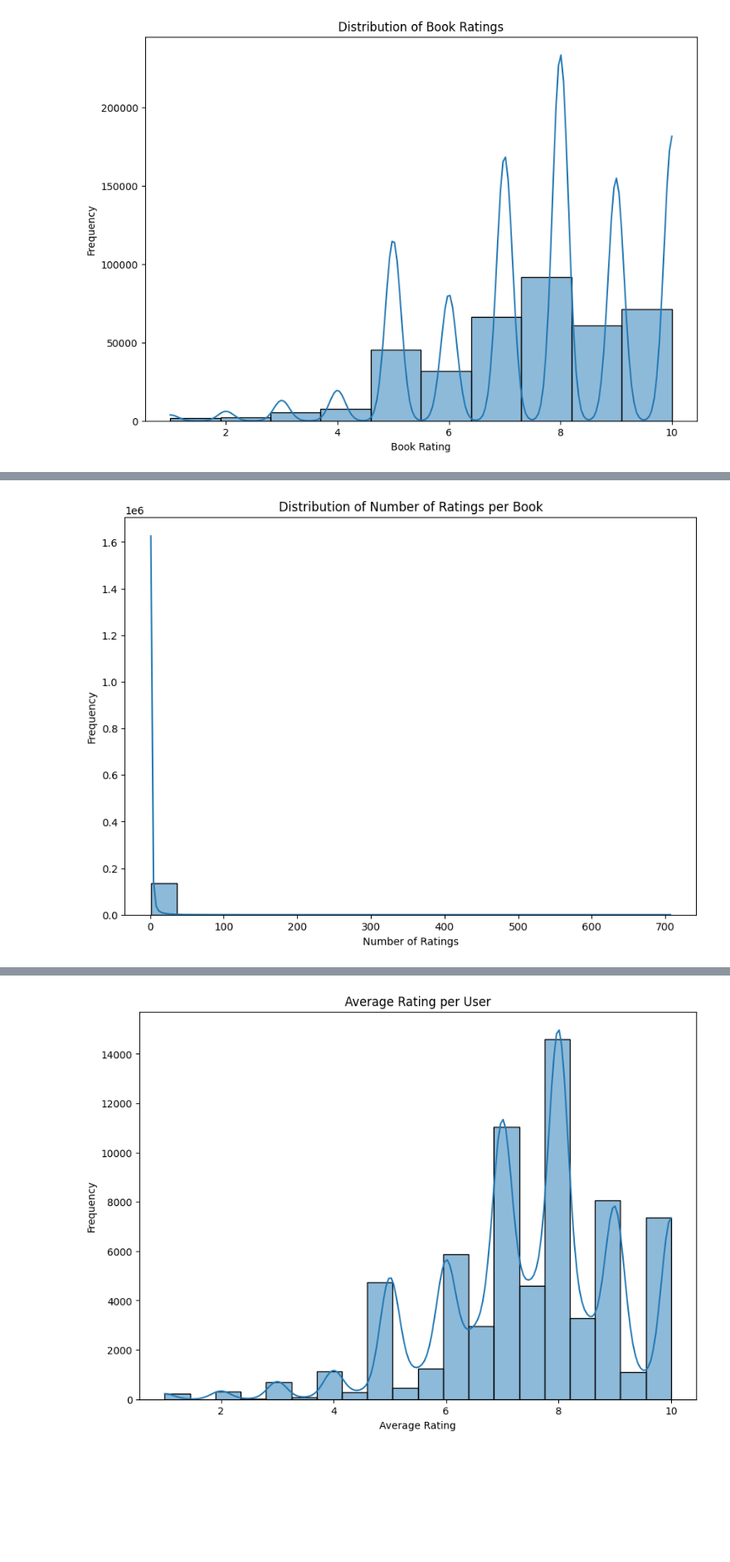
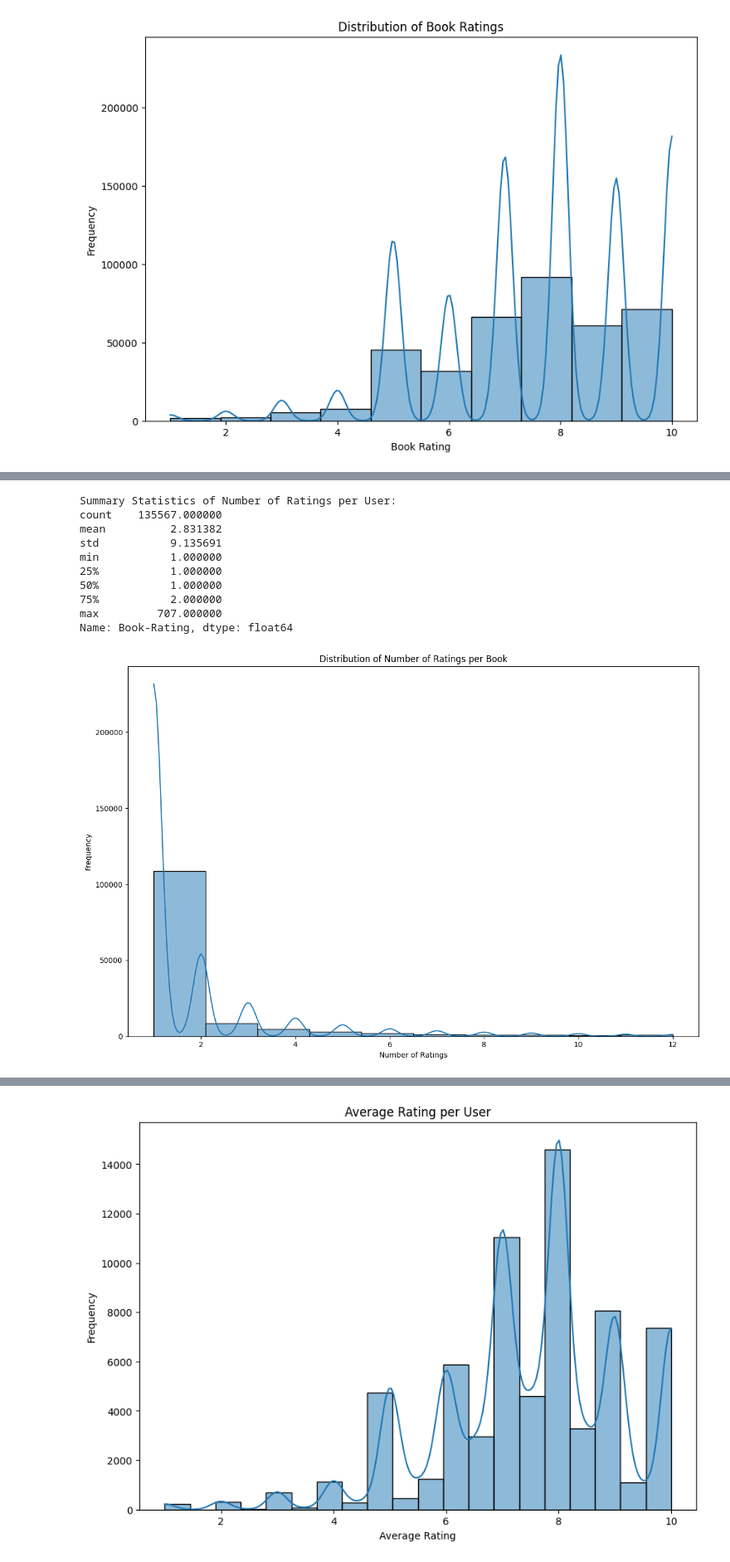
Before and after one commit to Marina-01/ComputingBooks, a Jupyter notebook: tensorflowrecommend.ipynb, the cells around one changed output, grey strips where cells are left out. Shown at 83% size. Saved outputs shown, nothing was run; the diff lists cells and outputs as text; code cells hidden in the pictures; blank space fills up the shorter version.

```diff
--- a/tensorflowrecommend.ipynb
+++ b/tensorflowrecommend.ipynb
@@ -124,12 +146,34 @@ plt.show()
 # %%
-plt.figure(figsize=(10, 7))
-sns.histplot(df_selected.groupby('Book-Title')['Book-Rating'].count(), bins=20, kde=True)
+
+# Calculate number of ratings per book
+ratings_per_book = df_selected.groupby('Book-Title')['Book-Rating'].count()
+# Optionally, print summary statistics
+print("Summary Statistics of Number of Ratings per User:")
+print(ratings_per_book.describe())
+
+# Filter out extreme outliers if necessary
+ratings_per_book = ratings_per_book[ratings_per_book <= 12]  # Example: filter books with more than 100 ratings
+
+# Plot histogram with adjusted bins and KDE
+plt.figure(figsize=(12, 8))
+sns.histplot(ratings_per_book, bins=10, kde=True)
 plt.title('Distribution of Number of Ratings per Book')
 plt.xlabel('Number of Ratings')
 plt.ylabel('Frequency')
+plt.tight_layout()
 plt.show()
 # %% [output]
+Summary Statistics of Number of Ratings per User:
+count    135567.000000
+mean          2.831382
+std           9.135691
+min           1.000000
+25%           1.000000
+50%           1.000000
+75%           2.000000
+max         707.000000
+Name: Book-Rating, dtype: float64
-[figure, old version]
+[figure, new version]
 # %%
 top_rated_books = df_selected.groupby('Book-Title')['Book-Rating'].mean().sort_values(ascending=False).head(10)
 plt.figure(figsize=(10, 7))
```
Also changed, not shown: parts of 11 cells of this notebook.
